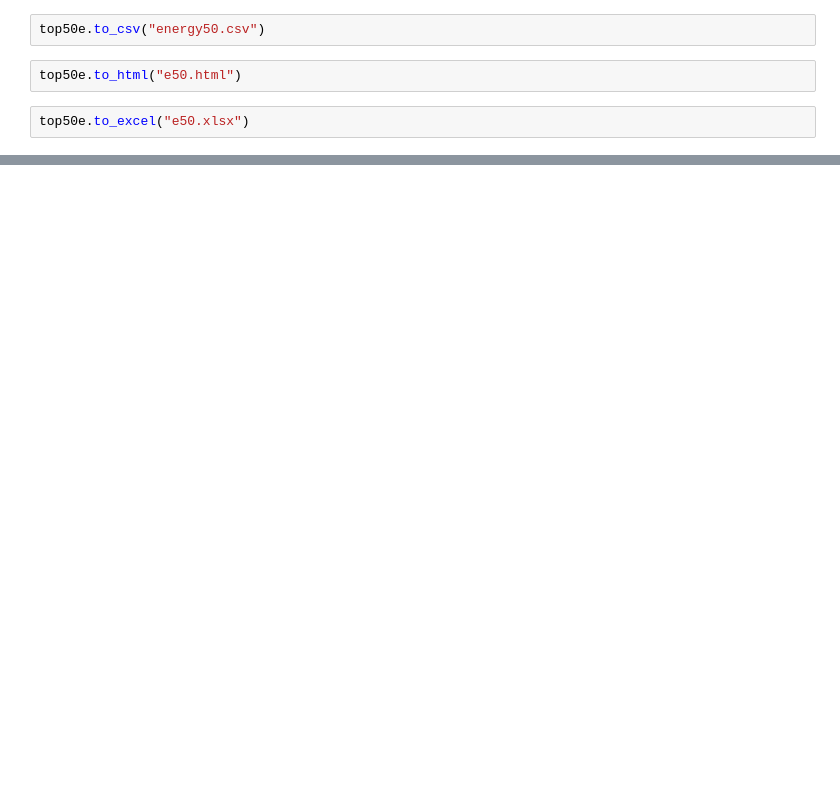
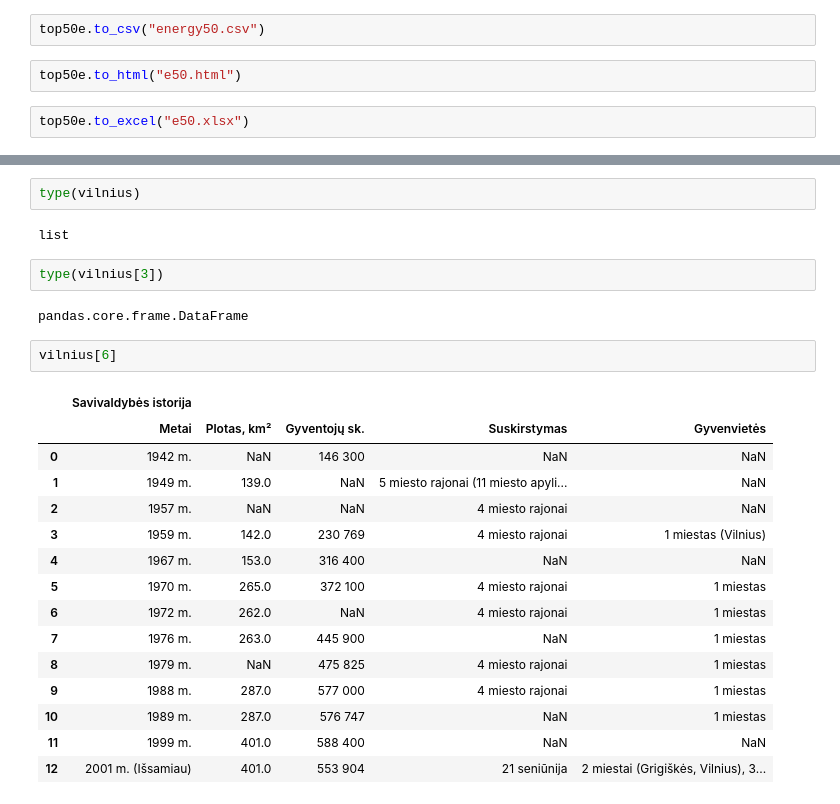
Before and after one commit to infohata/ptu1-advanced-math, a Jupyter notebook: ptu1_pandas3.ipynb, the cells around one changed output, grey strips where cells are left out. Saved outputs shown, nothing was run; the diff lists cells and outputs as text; blank space fills up the shorter version.

```diff
--- a/ptu1_pandas3.ipynb
+++ b/ptu1_pandas3.ipynb
@@ -132,0 +149,26 @@ ImportError: lxml not found, please install it
+# %%
+type(vilnius)
+# %% [output]
+list
+# %%
+type(vilnius[3])
+# %% [output]
+pandas.core.frame.DataFrame
+# %%
+vilnius[6]
+# %% [output]
+|  | Savivaldybės istorija |  |  |  |  |
+|  | Metai | Plotas, km² | Gyventojų sk. | Suskirstymas | Gyvenvietės |
+| 0 | 1942 m. | NaN | 146 300 | NaN | NaN |
+| 1 | 1949 m. | 139.0 | NaN | 5 miesto rajonai (11 miesto apyli... | NaN |
+| 2 | 1957 m. | NaN | NaN | 4 miesto rajonai | NaN |
+| 3 | 1959 m. | 142.0 | 230 769 | 4 miesto rajonai | 1 miestas (Vilnius) |
+| 4 | 1967 m. | 153.0 | 316 400 | NaN | NaN |
+| 5 | 1970 m. | 265.0 | 372 100 | 4 miesto rajonai | 1 miestas |
+| 6 | 1972 m. | 262.0 | NaN | 4 miesto rajonai | 1 miestas |
+| 7 | 1976 m. | 263.0 | 445 900 | NaN | 1 miestas |
+| 8 | 1979 m. | NaN | 475 825 | 4 miesto rajonai | 1 miestas |
+| 9 | 1988 m. | 287.0 | 577 000 | 4 miesto rajonai | 1 miestas |
+| 10 | 1989 m. | 287.0 | 576 747 | NaN | 1 miestas |
+| 11 | 1999 m. | 401.0 | 588 400 | NaN | NaN |
+| 12 | 2001 m. (Išsamiau) | 401.0 | 553 904 | 21 seniūnija | 2 miestai (Grigiškės, Vilnius), 3... |
```
Also changed, not shown: parts of 3 cells of this notebook.
